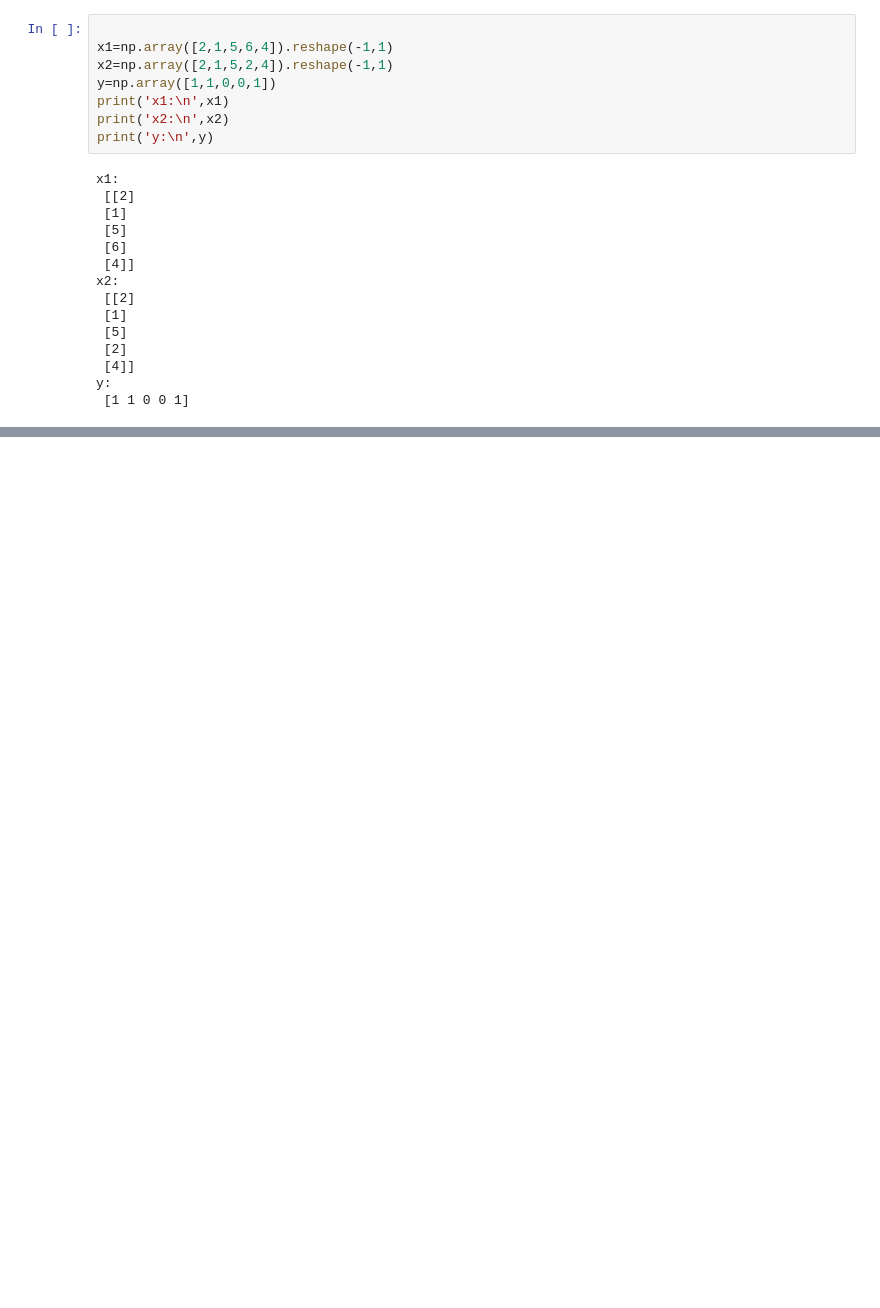
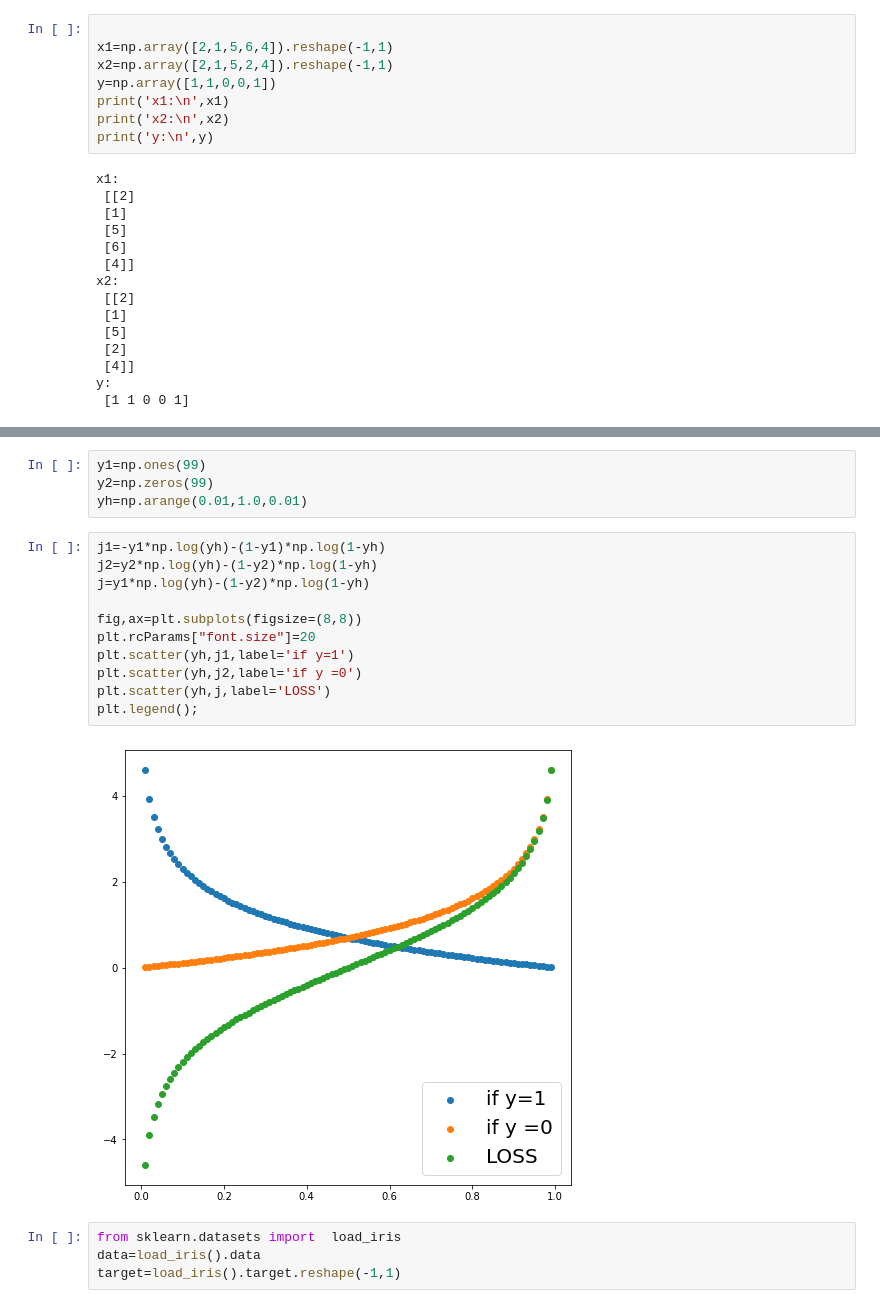
Before and after one commit to sefahw/AI-first-asignment, a Jupyter notebook: Untitled8.ipynb, the cells around one changed output, grey strips where cells are left out. Cells and saved outputs as stored; diff of their text form; blank space fills up the shorter version.

```diff
--- a/Untitled8.ipynb
+++ b/Untitled8.ipynb
@@ -217,0 +367,21 @@ TypeError: ignored
+# %%
+y1=np.ones(99)
+y2=np.zeros(99)
+yh=np.arange(0.01,1.0,0.01)
+# %%
+j1=-y1*np.log(yh)-(1-y1)*np.log(1-yh)
+j2=y2*np.log(yh)-(1-y2)*np.log(1-yh)
+j=y1*np.log(yh)-(1-y2)*np.log(1-yh)
+
+fig,ax=plt.subplots(figsize=(8,8))
+plt.rcParams["font.size"]=20
+plt.scatter(yh,j1,label='if y=1')
+plt.scatter(yh,j2,label='if y =0')
+plt.scatter(yh,j,label='LOSS')
+plt.legend();
+# %% [output]
+[figure, added]
+# %%
+from sklearn.datasets import  load_iris
+data=load_iris().data
+target=load_iris().target.reshape(-1,1)
```
Also changed, not shown: parts of 38 cells of this notebook.
